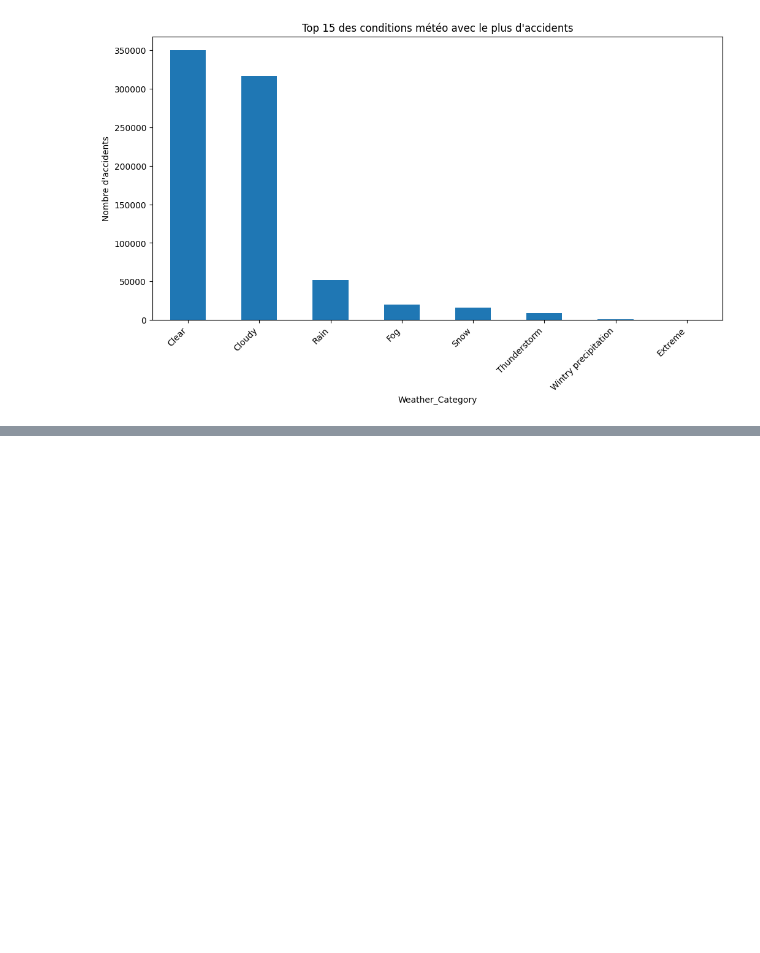
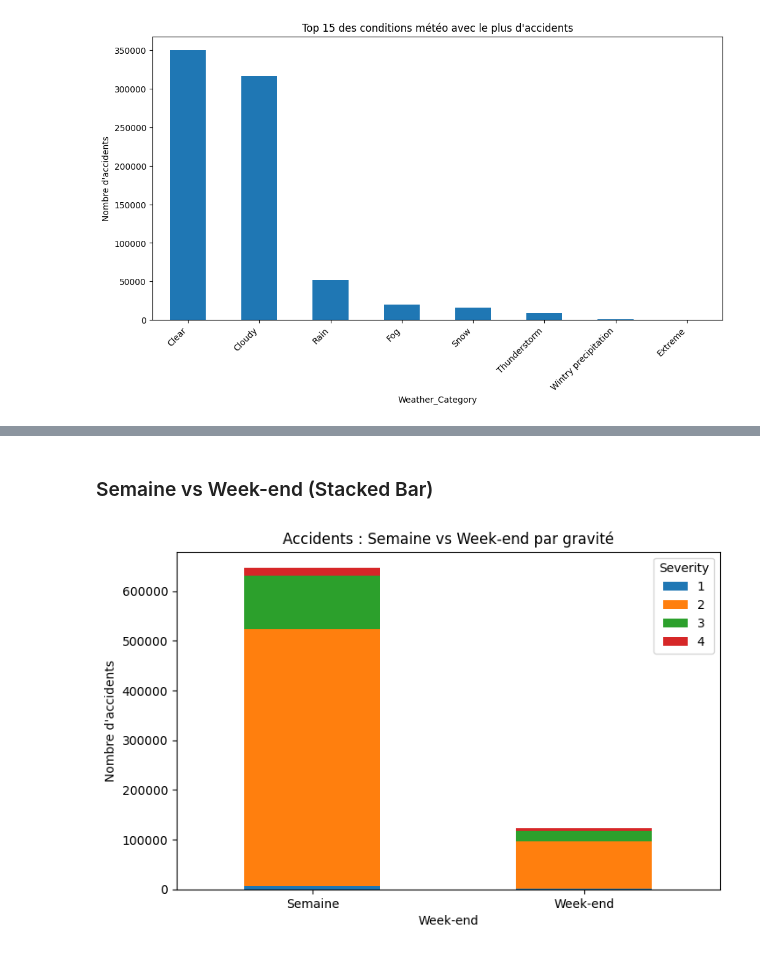
Before and after one commit to zinebettahery/US-Accidents, a Jupyter notebook: notebooks/Insights.ipynb, the cells around one changed output, grey strips where cells are left out. Saved outputs shown, nothing was run; the diff lists cells and outputs as text; code cells hidden in the pictures; blank space fills up the shorter version.

```diff
--- a/notebooks/Insights.ipynb
+++ b/notebooks/Insights.ipynb
@@ -110,0 +143,18 @@ plt.show()
+# %% [markdown]
+### Semaine vs Week-end (Stacked Bar)
+# %%
+weekend_severity = df.groupby(['is_weekend', 'Severity']).size().unstack()
+
+weekend_severity.plot(
+    kind='bar',
+    stacked=True,
+    figsize=(8,5)
+)
+
+plt.title("Accidents : Semaine vs Week-end par gravité")
+plt.xlabel("Week-end")
+plt.ylabel("Nombre d'accidents")
+plt.xticks([0,1], ['Semaine', 'Week-end'], rotation=0)
+plt.show()
+# %% [output]
+[figure, added]
```
Also changed, not shown: parts of 13 cells of this notebook.
